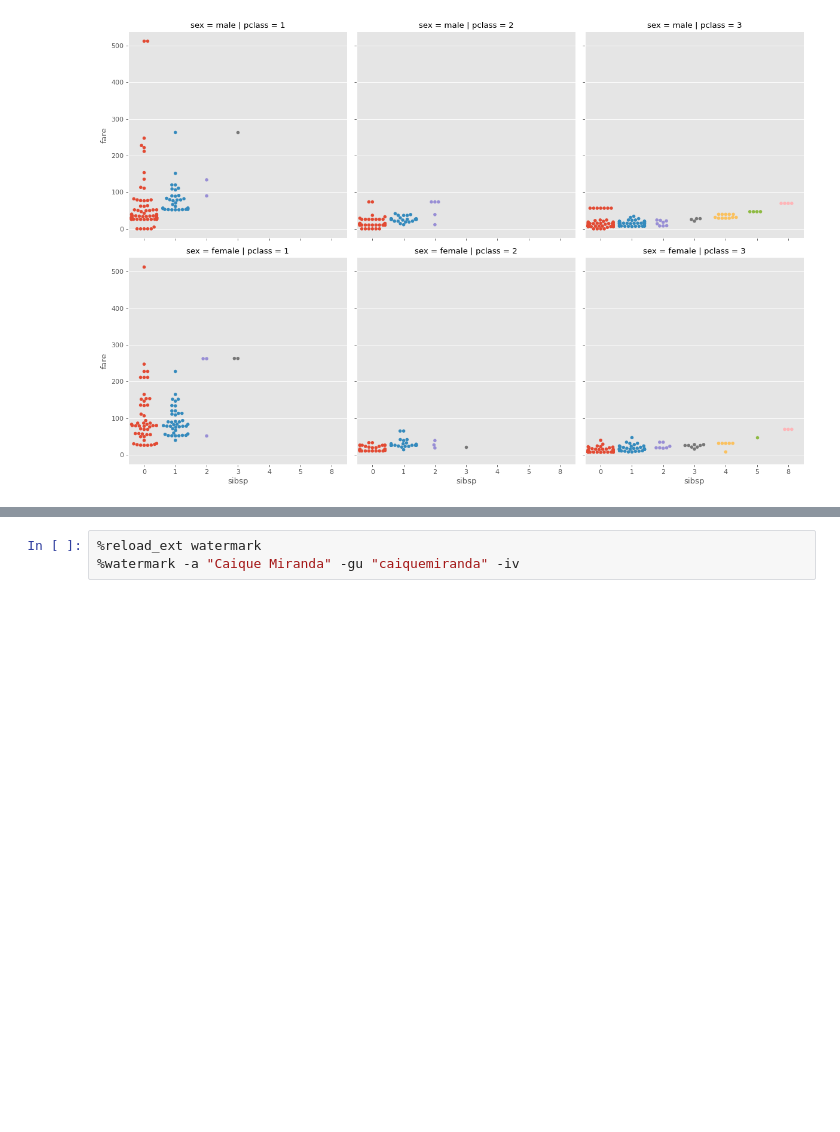
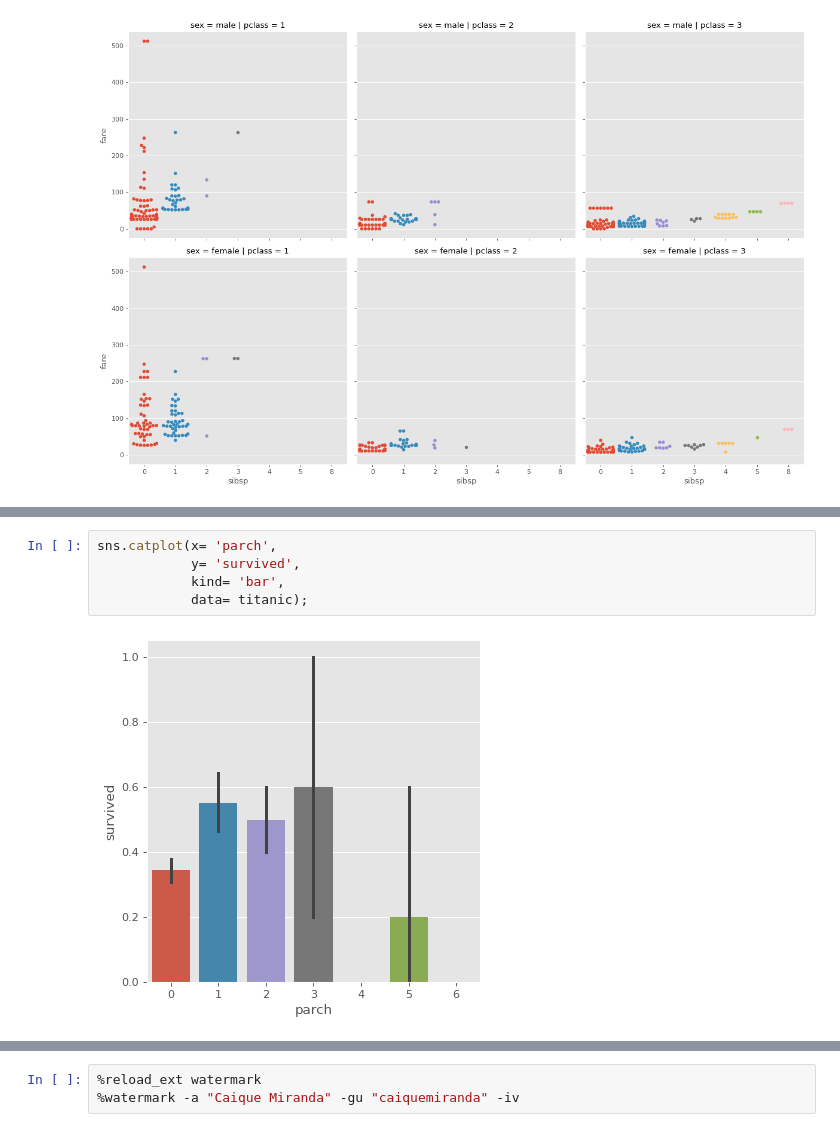
Before and after one commit to caiquemiranda/data-visualization-python, a Jupyter notebook: 10-analysis-visualization-titanic-dataset.ipynb, the cells around one changed output, grey strips where cells are left out. Saved outputs shown, nothing was run; the diff lists cells and outputs as text; blank space fills up the shorter version.

```diff
--- a/10-analysis-visualization-titanic-dataset.ipynb
+++ b/10-analysis-visualization-titanic-dataset.ipynb
@@ -742,0 +769,7 @@ sns.catplot(x= 'sibsp',
+# %%
+sns.catplot(x= 'parch',
+            y= 'survived',
+            kind= 'bar',
+            data= titanic);
+# %% [output]
+[figure, added]
```
Also changed, not shown: parts of 5 cells of this notebook.
